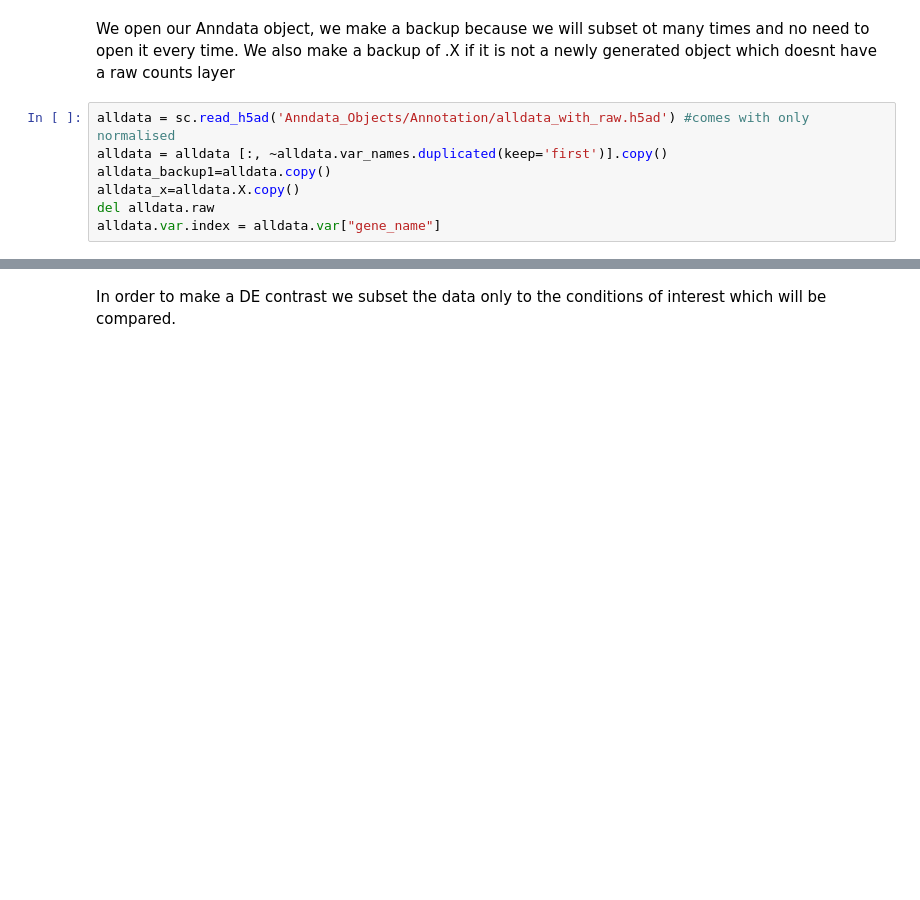
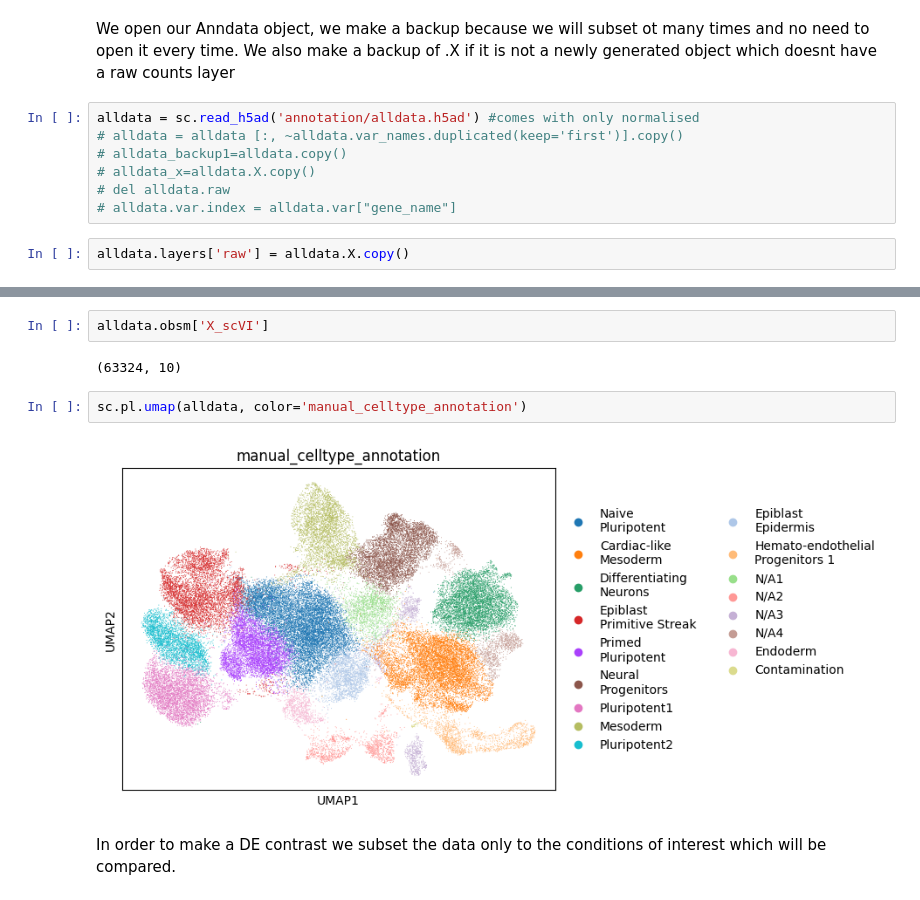
Before and after one commit to mariakaraboeva/ra-embryoids, a Jupyter notebook: Notebooks/11_Differential_Expression_pseudobulk.ipynb, the cells around one changed output, grey strips where cells are left out. Cells and saved outputs as stored; diff of their text form; blank space fills up the shorter version.

```diff
--- a/Notebooks/11_Differential_Expression_pseudobulk.ipynb
+++ b/Notebooks/11_Differential_Expression_pseudobulk.ipynb
@@ -35,9 +35,11 @@ def subset_data(alldata, groups, obs):
 We open our Anndata object, we make a backup because we will subset ot many times and no need to open it every time. We also make
 a backup of .X if it is not a newly generated object which doesnt have a raw counts layer
 # %%
-alldata = sc.read_h5ad('Anndata_Objects/Annotation/alldata_with_raw.h5ad') #comes with only normalised
-alldata = alldata [:, ~alldata.var_names.duplicated(keep='first')].copy()
-alldata_backup1=alldata.copy()
-alldata_x=alldata.X.copy()
-del alldata.raw
-alldata.var.index = alldata.var["gene_name"]
+alldata = sc.read_h5ad('annotation/alldata.h5ad') #comes with only normalised
+# alldata = alldata [:, ~alldata.var_names.duplicated(keep='first')].copy()
+# alldata_backup1=alldata.copy()
+# alldata_x=alldata.X.copy()
+# del alldata.raw
+# alldata.var.index = alldata.var["gene_name"]
+# %%
+alldata.layers['raw'] = alldata.X.copy()
@@ -44,3 +54,11 @@ alldata.var.index = alldata.var["gene_name"]
+# %%
+alldata.obsm['X_scVI']
+# %% [output]
+(63324, 10)
+# %%
+sc.pl.umap(alldata, color='manual_celltype_annotation')
+# %% [output]
+[figure, added]
 # %% [markdown]
 In order to make a DE contrast we subset the data only to the conditions of interest which will be compared.
 # %%
```
Also changed, not shown: parts of 7 cells of this notebook, 13 other files.
